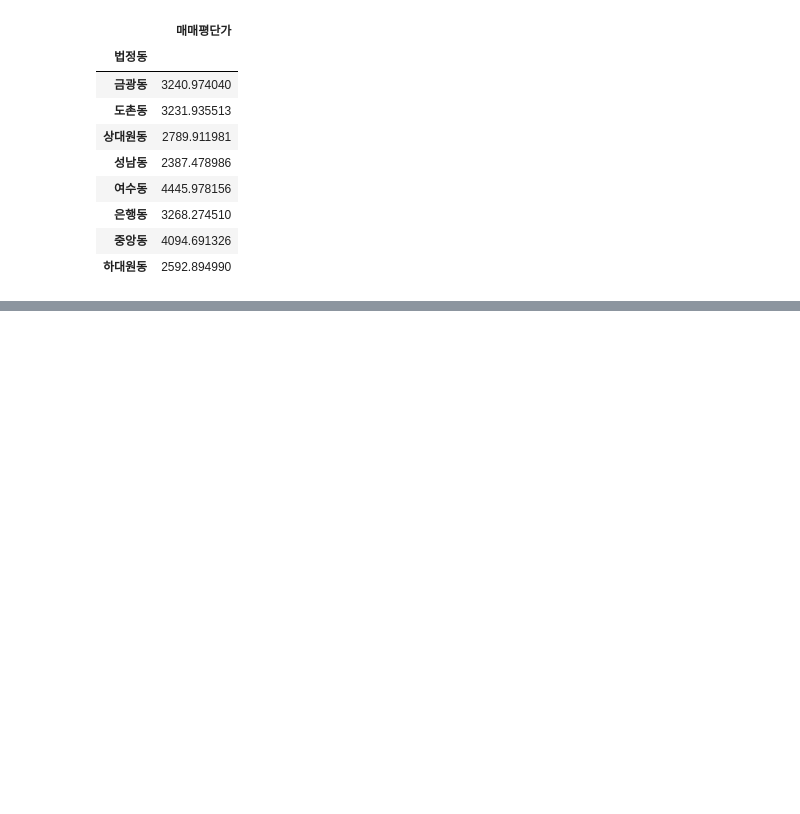
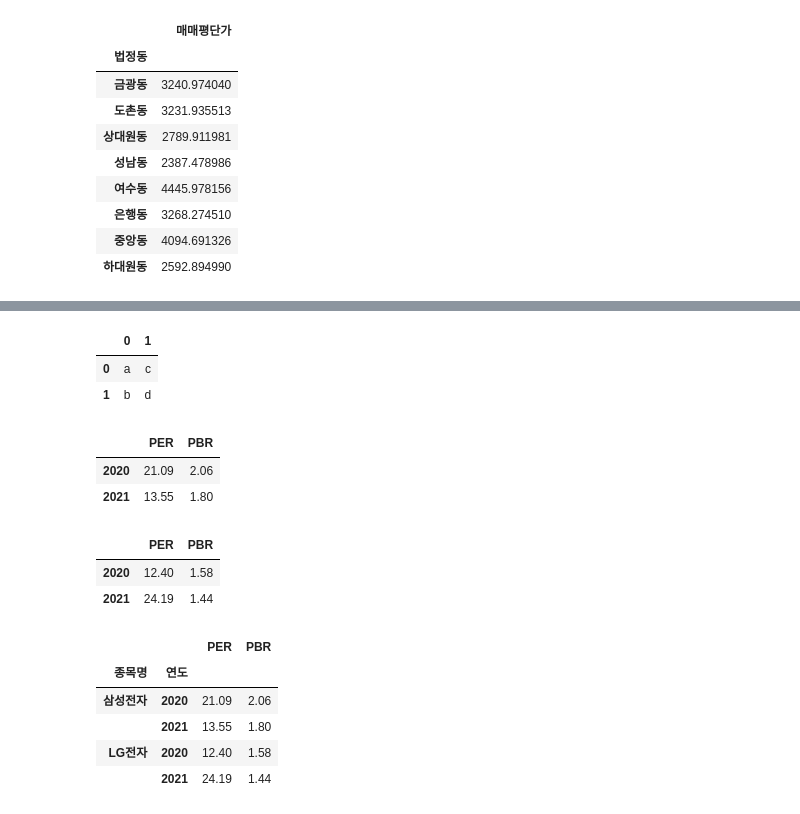
Before and after one commit to beom-L/KDT10, a Jupyter notebook: EX_DATA_VS/pandas_test.ipynb, the cells around one changed output, grey strips where cells are left out. Saved outputs shown, nothing was run; the diff lists cells and outputs as text; code cells hidden in the pictures; blank space fills up the shorter version.

```diff
--- a/EX_DATA_VS/pandas_test.ipynb
+++ b/EX_DATA_VS/pandas_test.ipynb
@@ -332,0 +1051,39 @@ KeyError: ('아파트', '매매평단가', '매매건수')
+# %%
+s1 = pd.Series(['a', 'b'])
+s2 = pd.Series(['c', 'd'])
+pd.concat([s1,s2],axis=1)
+# %% [output]
+|  | 0 | 1 |
+| 0 | a | c |
+| 1 | b | d |
+# %%
+index = ["2020", "2021"]
+
+data1 = {
+    "PER": [21.09, 13.55],
+    "PBR": [2.06, 1.80]
+}
+
+data2 = {
+    "PER": [12.40, 24.19],
+    "PBR": [1.58, 1.44]
+}
+
+df1 = pd.DataFrame(data=data1, index=index)
+df2 = pd.DataFrame(data=data2, index=index)
+
+display(df1,df2)
+pd.concat([df1,df2], keys=['삼성전자','LG전자'],names=["종목명", "연도"])
+# %% [output]
+|  | PER | PBR |
+| 2020 | 21.09 | 2.06 |
+| 2021 | 13.55 | 1.80 |
+|  | PER | PBR |
+| 2020 | 12.40 | 1.58 |
+| 2021 | 24.19 | 1.44 |
+|  |  | PER | PBR |
+| 종목명 | 연도 |  |  |
+| 삼성전자 | 2020 | 21.09 | 2.06 |
+|  | 2021 | 13.55 | 1.80 |
+| LG전자 | 2020 | 12.40 | 1.58 |
+|  | 2021 | 24.19 | 1.44 |
```
Also changed, not shown: parts of 72 cells of this notebook, 18 other files.
